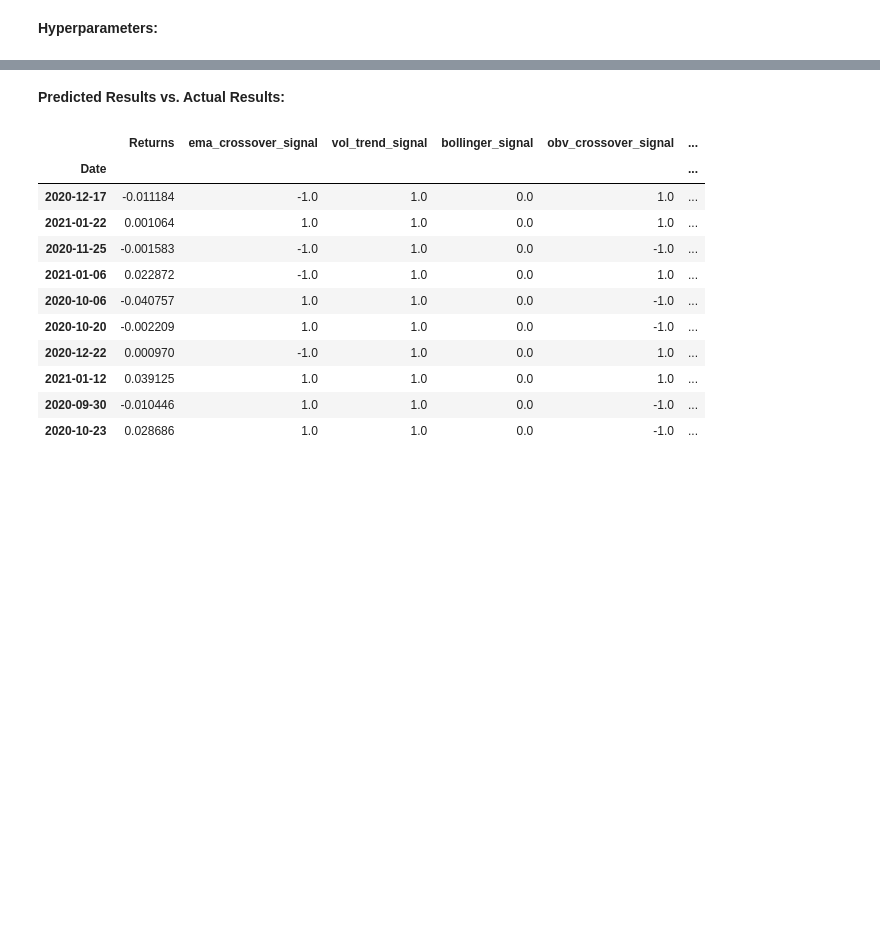
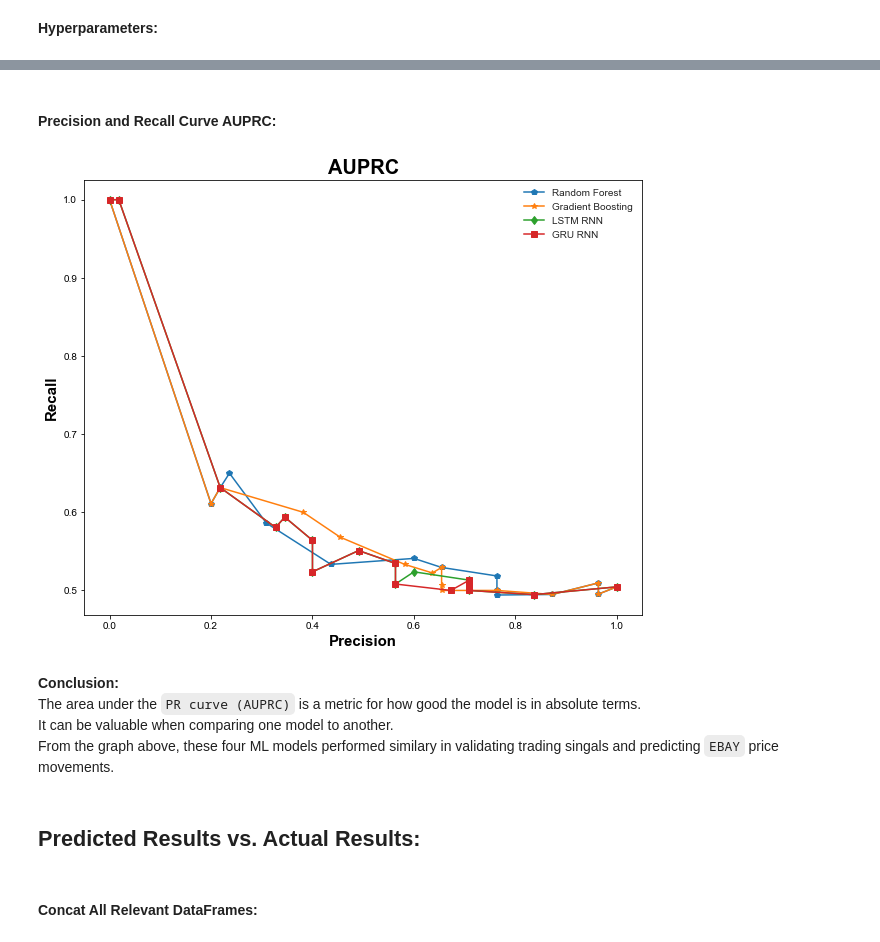
Before and after one commit to winstonpgao/Technical-Trading-Strategies-Using-Machine-Learning-and-Deep-Learning-Models, a Jupyter notebook: Project_Two_PART_2_ML_Training with sentiment.ipynb, the cells around one changed output, grey strips where cells are left out. Drawn from its saved outputs; the diff is of its cells as text; code cells hidden in the pictures; blank space fills up the shorter version.

```diff
--- a/Project_Two_PART_2_ML_Training with sentiment.ipynb
+++ b/Project_Two_PART_2_ML_Training with sentiment.ipynb
@@ -482,22 +527,41 @@ combined_scores
+# %% [markdown]
+#### **Precision and Recall Curve AUPRC:**
+# %%
+# Calculating Precision and Recall:
+probs_RF = RF_model.predict_proba(x_test)[:, 1]
+probs_GB = GB_model.predict_proba(x_test)[:, 1]
+probs_LSTM = LSTM_model.predict_proba(x_test_reshape).ravel()
+probs_GRU = GRU_model.predict_proba(x_test_reshape).ravel()
+
+precision_RF, recall_RF, _ = precision_recall_curve(y_test, probs_RF, pos_label=1)
+precision_GB, recall_GB, _ = precision_recall_curve(y_test, probs_GB, pos_label=1)
+precision_LSTM, recall_LSTM, _ = precision_recall_curve(y_test, probs_LSTM, pos_label=1)
+precision_GRU, recall_GRU, _ = precision_recall_curve(y_test, probs_GRU, pos_label=1)
+# %%
+# Plot AUPRC:
+plt.figure(figsize = (10,8))
+plt.plot(recall_RF, precision_RF, marker='p', label="Random Forest")
+plt.plot(recall_GB, precision_GB, marker='*', label="Gradient Boosting")
+plt.plot(recall_LSTM, precision_LSTM, marker='d', label="LSTM RNN")
+plt.plot(recall_GRU, precision_GRU, marker='s', label="GRU RNN")
+plt.title("AUPRC", fontweight='bold', fontsize=20)
+plt.xlabel ('Precision' , fontweight='bold', fontsize =15)
+plt.ylabel ('Recall' , fontweight='bold', fontsize =15)
+plt.style.use('seaborn-darkgrid')
+plt.legend(loc=0)
+plt.show()
+# %% [output]
+[figure, added]
+# %% [markdown]
+**Conclusion:**
+<br>The area under the `PR curve (AUPRC)` is a metric for how good the model is in absolute terms.
+<br>It can be valuable when comparing one model to another.
+<br>From the graph above, these four ML models performed similary in validating trading singals and predicting `EBAY` price movements.
 # %% [markdown]
-**Predicted Results vs. Actual Results:**
+## **Predicted Results vs. Actual Results:**
+# %% [markdown]
+#### **Concat All Relevant DataFrames:**
 # %%
+# Concat All ML Result DataFrames
 combined_result = pd.concat([y_test.to_frame(), RF_result, GB_result, LSTM_result, GRU_result],axis="columns",join="outer")
 combined_result.columns=["Actual","RF_predicted","GB_predicted","LSTM_predicted","GRU_predicted"]
-
-master_df= pd.concat([return_signal_df_modified, combined_result],axis="columns",join="inner")
-master_df.drop(columns=["Adj Close","Volume"],inplace=True)
-master_df.sample(10)
-# %% [output]
-|  | Returns | ema_crossover_signal | vol_trend_signal | bollinger_signal | obv_crossover_signal | ... |
-| Date |  |  |  |  |  | ... |
-| 2020-12-17 | -0.011184 | -1.0 | 1.0 | 0.0 | 1.0 | ... |
-| 2021-01-22 | 0.001064 | 1.0 | 1.0 | 0.0 | 1.0 | ... |
-| 2020-11-25 | -0.001583 | -1.0 | 1.0 | 0.0 | -1.0 | ... |
-| 2021-01-06 | 0.022872 | -1.0 | 1.0 | 0.0 | 1.0 | ... |
-| 2020-10-06 | -0.040757 | 1.0 | 1.0 | 0.0 | -1.0 | ... |
-| 2020-10-20 | -0.002209 | 1.0 | 1.0 | 0.0 | -1.0 | ... |
-| 2020-12-22 | 0.000970 | -1.0 | 1.0 | 0.0 | 1.0 | ... |
-| 2021-01-12 | 0.039125 | 1.0 | 1.0 | 0.0 | 1.0 | ... |
-| 2020-09-30 | -0.010446 | 1.0 | 1.0 | 0.0 | -1.0 | ... |
-| 2020-10-23 | 0.028686 | 1.0 | 1.0 | 0.0 | -1.0 | ... |
```
Also changed, not shown: parts of 52 cells of this notebook, 2 other files.
